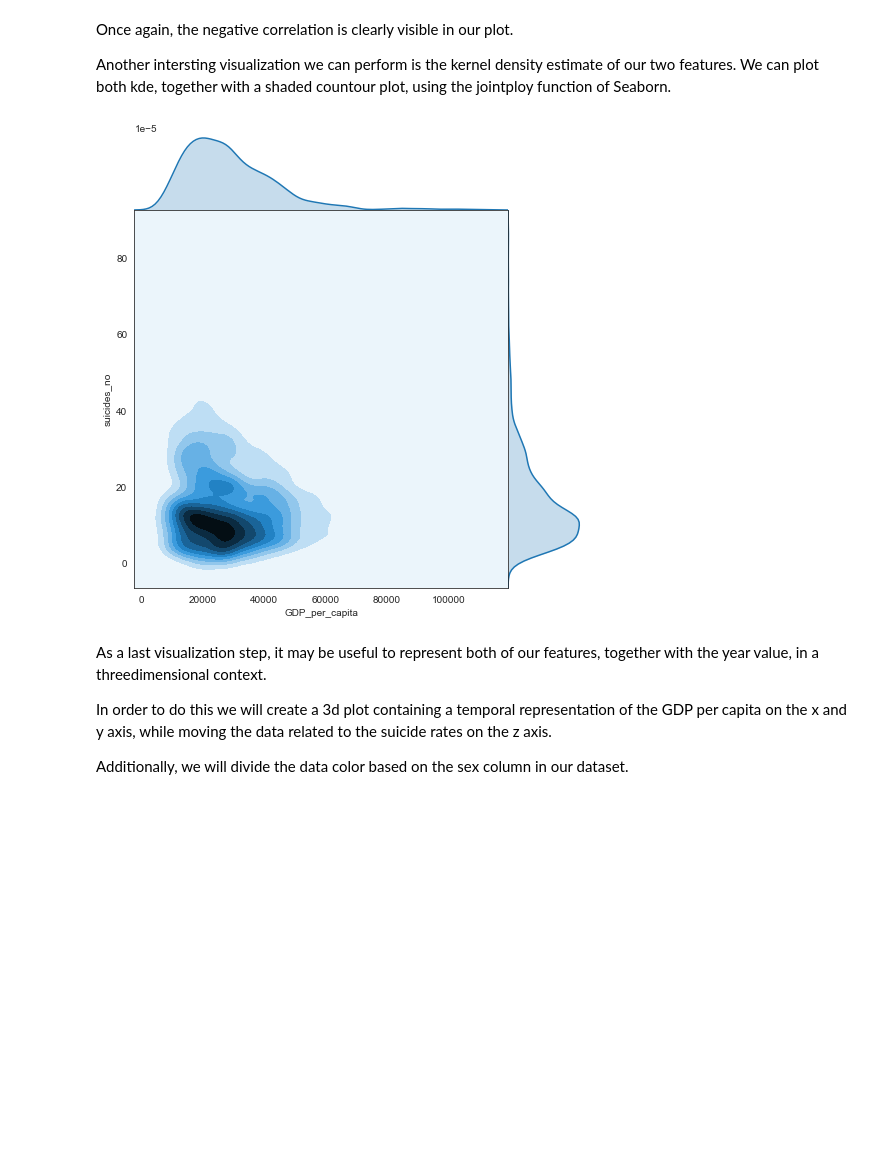
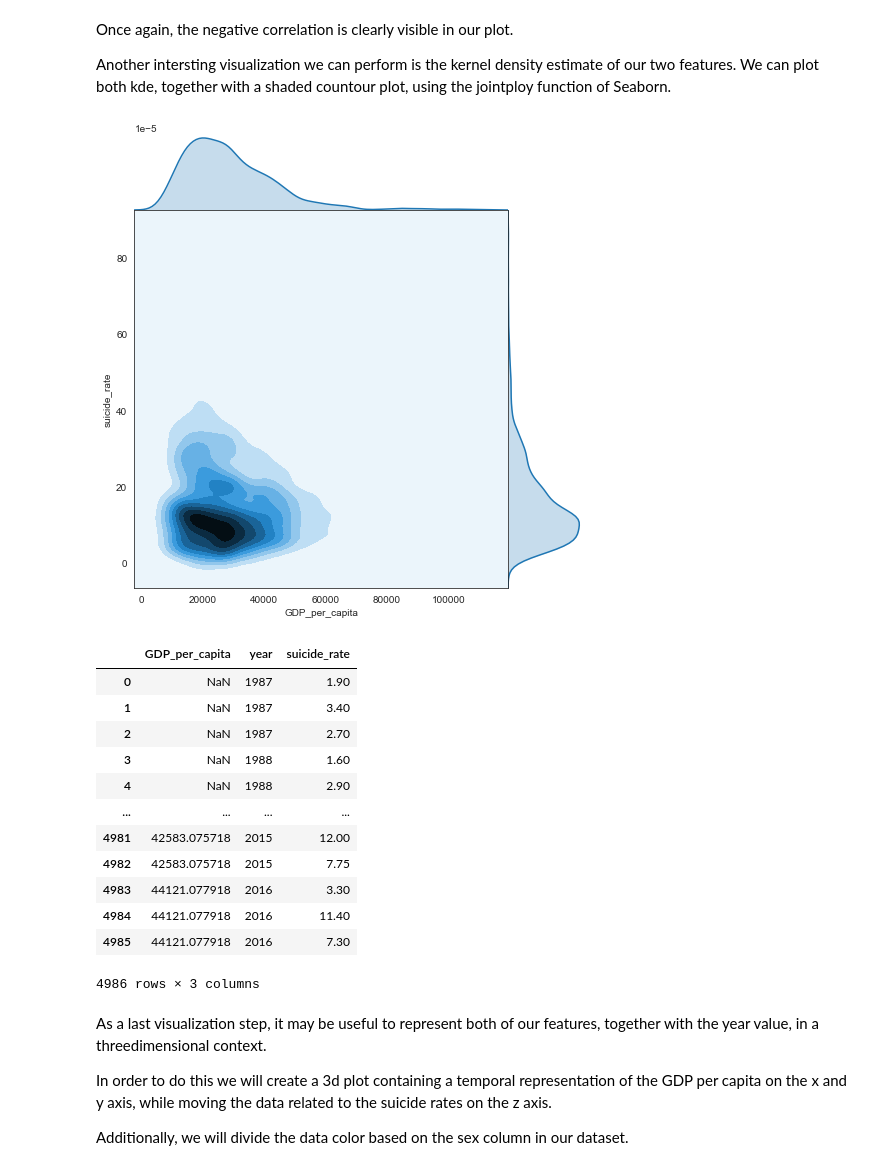
Before and after one commit to iberius96/Python-Suicides-Europe, a Jupyter notebook: main.ipynb, the cells around one changed output. Drawn from its saved outputs; the diff is of its cells as text; code cells hidden in the pictures; blank space fills up the shorter version.

```diff
--- a/main.ipynb
+++ b/main.ipynb
@@ -824,21 +826,34 @@ Once again, the negative correlation is clearly visible in our plot.
 
 Another intersting visualization we can perform is the kernel density estimate of our two features. We can plot both kde, together with a shaded countour plot, using the jointploy function of Seaborn.
 # %%
-df = merged_data[['GDP_per_capita', 'year', 'suicides_no']]
+df = merged_data[['GDP_per_capita', 'year', 'suicide_rate']]
 
 sns.jointplot(
-    y='suicides_no',
+    y='suicide_rate',
     x='GDP_per_capita',
     fill='viridis',
     kind="kde",
     height=7,
     space=0,
     data=df
     )
 
 plt.show()
 # %% [output]
 [figure]
+|  | GDP_per_capita | year | suicide_rate |
+| 0 | NaN | 1987 | 1.90 |
+| 1 | NaN | 1987 | 3.40 |
+| 2 | NaN | 1987 | 2.70 |
+| 3 | NaN | 1988 | 1.60 |
+| 4 | NaN | 1988 | 2.90 |
+| ... | ... | ... | ... |
+| 4981 | 42583.075718 | 2015 | 12.00 |
+| 4982 | 42583.075718 | 2015 | 7.75 |
+| 4983 | 44121.077918 | 2016 | 3.30 |
+| 4984 | 44121.077918 | 2016 | 11.40 |
+| 4985 | 44121.077918 | 2016 | 7.30 |
+4986 rows × 3 columns
 # %% [markdown]
 As a last visualization step, it may be useful to represent both of our features, together with the year value, in a threedimensional context.
 
```
Also changed, not shown: parts of 22 cells of this notebook.
